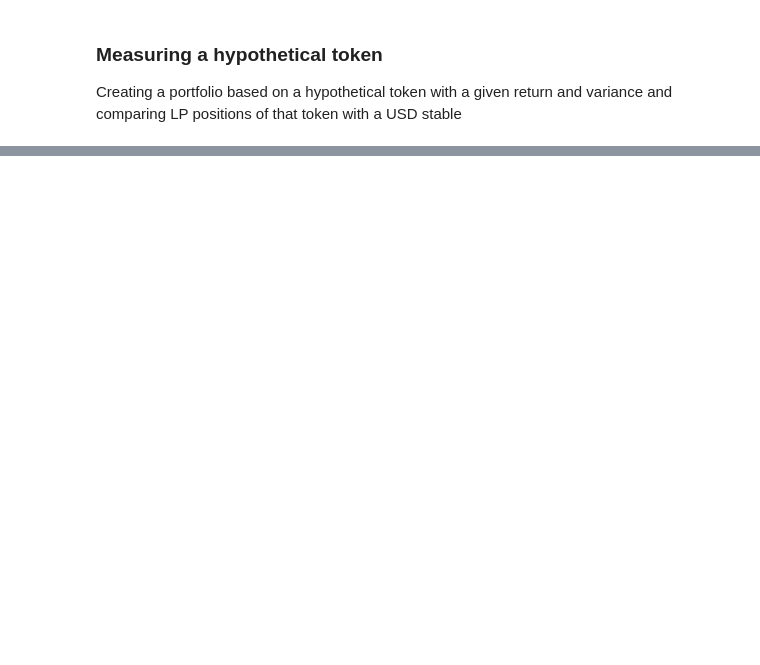
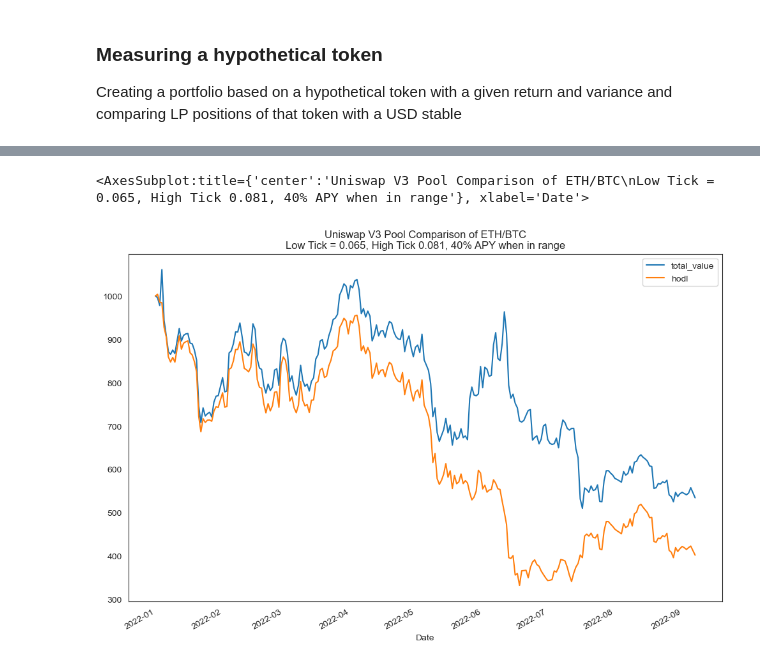
Before and after one commit to SailingSF/crypto_portfolio_management, a Jupyter notebook: portfolio_comparison_sample.ipynb, the cells around one changed output, grey strips where cells are left out. Cells and saved outputs as stored; diff of their text form; code cells hidden in the pictures; blank space fills up the shorter version.

```diff
--- a/portfolio_comparison_sample.ipynb
+++ b/portfolio_comparison_sample.ipynb
@@ -143,0 +144,8 @@ LP Token/USD Sortino Ratio: 2.953969414794634
+# %%
+#uni v3 position of eth and btc
+start_date = '2022-01-01'
+ethbtc_univ3 = PM.uni_v3_lp(eth_prices['Close'].loc[start_date:], btc_prices['Close'].loc[start_date:], tick_l = 0.065, tick_h = 0.081, invest = 1000, apy = 0.4)
+ethbtc_univ3[['total_value', 'hodl']].plot(figsize=(12,8), title='Uniswap V3 Pool Comparison of ETH/BTC\nLow Tick = 0.065, High Tick 0.081, 40% APY when in range')
+# %% [output]
+<AxesSubplot:title={'center':'Uniswap V3 Pool Comparison of ETH/BTC\nLow Tick = 0.065, High Tick 0.081, 40% APY when in range'}, xlabel='Date'>
+[figure, added]
```
Also changed, not shown: parts of 10 cells of this notebook, 1 other file.
